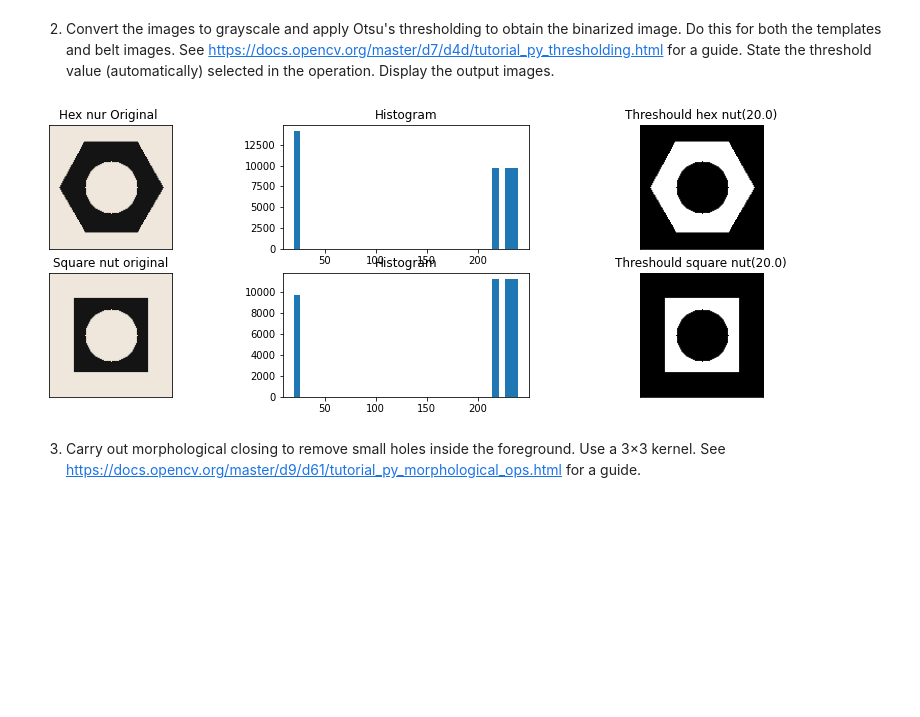
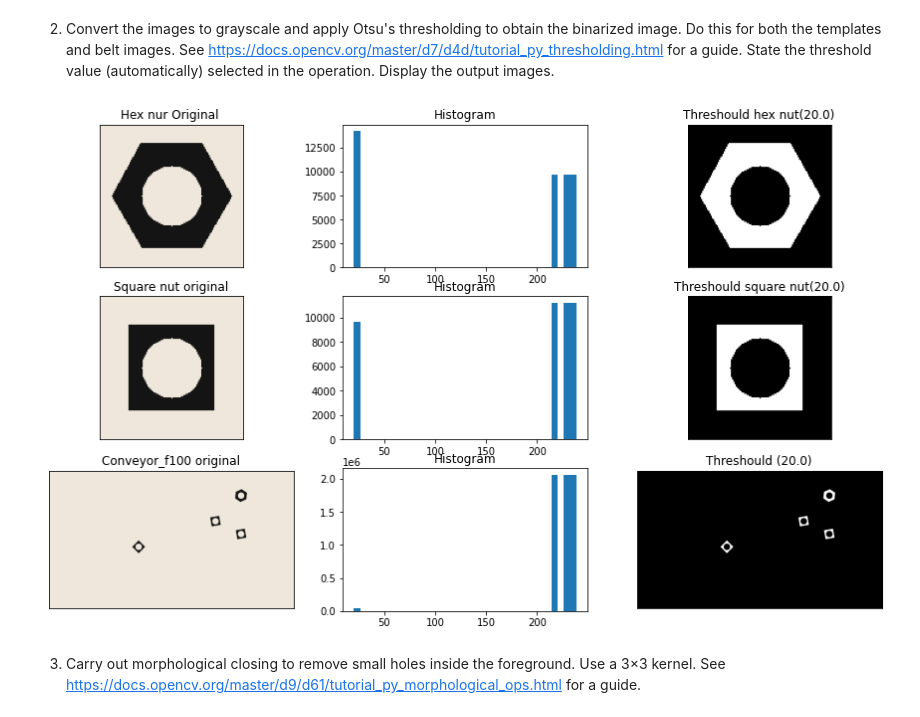
Before and after one commit to Uvin99/EN2550_Assignment3, a Jupyter notebook: Assignment3.ipynb, the cells around one changed output. Drawn from its saved outputs; the diff is of its cells as text; code cells hidden in the pictures; blank space fills up the shorter version.

```diff
--- a/Assignment3.ipynb
+++ b/Assignment3.ipynb
@@ -29,35 +29,39 @@ plt.show()
 # %%
 hex_gray = cv.cvtColor(hexnut_template, cv.COLOR_BGR2GRAY)
 hex_ret , hex_th = cv.threshold(hex_gray, 0, 255, cv.THRESH_BINARY_INV + cv.THRESH_OTSU)
 squre_gray = cv.cvtColor(squarenut_template, cv.COLOR_BGR2GRAY)
 squre_ret , squre_th = cv.threshold(squre_gray, 0, 255, cv.THRESH_BINARY_INV + cv.THRESH_OTSU)
+conveyor_f100_gray = cv.cvtColor(conveyor_f100,cv.COLOR_BGR2GRAY)
+conveyor_f100_ret , conveyor_f100_th = cv.threshold(conveyor_f100_gray, 0, 255, cv.THRESH_BINARY_INV + cv.THRESH_OTSU)
 #To detect contours object shoud be white in a blck background . Therefore inverted.
 
 imgs = [hexnut_template, 0, hex_th,
-        squarenut_template, 0, squre_th]
+        squarenut_template, 0, squre_th,
+        conveyor_f100, 0, conveyor_f100_th ]
 
 titles = ["Hex nur Original ", "Histogram", f"Threshould hex nut({hex_ret})",
-          "Square nut original", "Histogram", f"Threshould square nut({squre_ret})" ]
+          "Square nut original", "Histogram", f"Threshould square nut({squre_ret})" ,
+          "Conveyor_f100 original", "Histogram", f"Threshould ({conveyor_f100_ret})"]
 
-plt.figure(figsize=(15,5))
+plt.figure(figsize=(15,9))
 
-for i in range(2):
-    plt.subplot(2,3,i*3+1)
+for i in range(3):
+    plt.subplot(3,3,i*3+1)
     plt.imshow(cv.cvtColor(imgs[i*3], cv.COLOR_BGR2RGB))
     plt.title(titles[i*3])
     plt.xticks([]), plt.yticks([])
 
-    plt.subplot(2,3,i*3+2)
+    plt.subplot(3,3,i*3+2)
     plt.hist(imgs[i*3].ravel(), 35)
     plt.title(titles[i*3+1])
 
 
-    plt.subplot(2,3,i*3+3)
+    plt.subplot(3,3,i*3+3)
     plt.imshow(cv.cvtColor(imgs[i*3+2], cv.COLOR_BGR2RGB))
     plt.title(titles[i*3+2])
     plt.xticks([]), plt.yticks([])
 # %% [output]
-[figure, old version]
+[figure, new version]
 # %% [markdown]
 3. Carry out morphological closing to remove small holes inside the foreground. Use a 3×3 kernel. See https://docs.opencv.org/master/d9/d61/tutorial_py_morphological_ops.html for a guide.
 # %%
```
Also changed, not shown: parts of 1 cell of this notebook.
